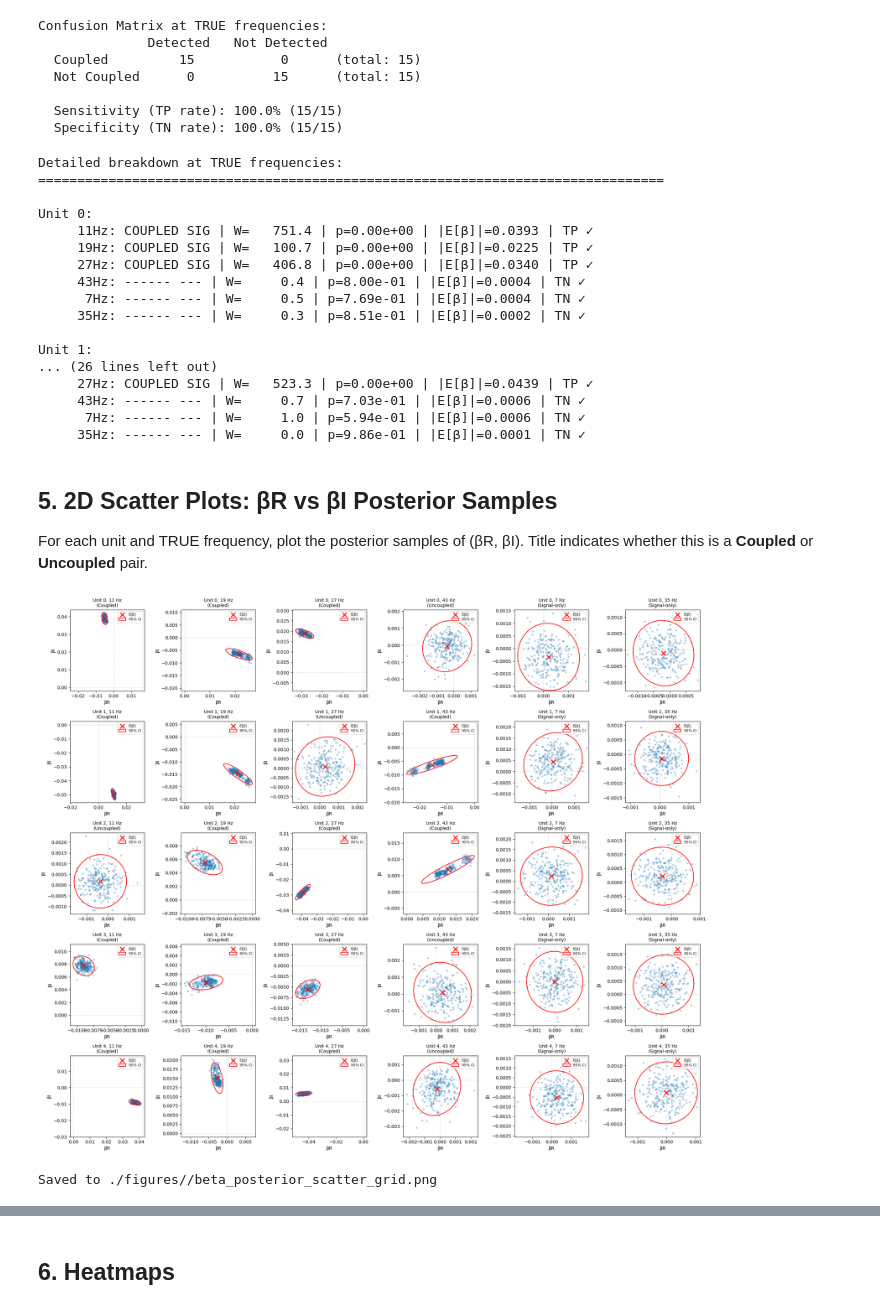
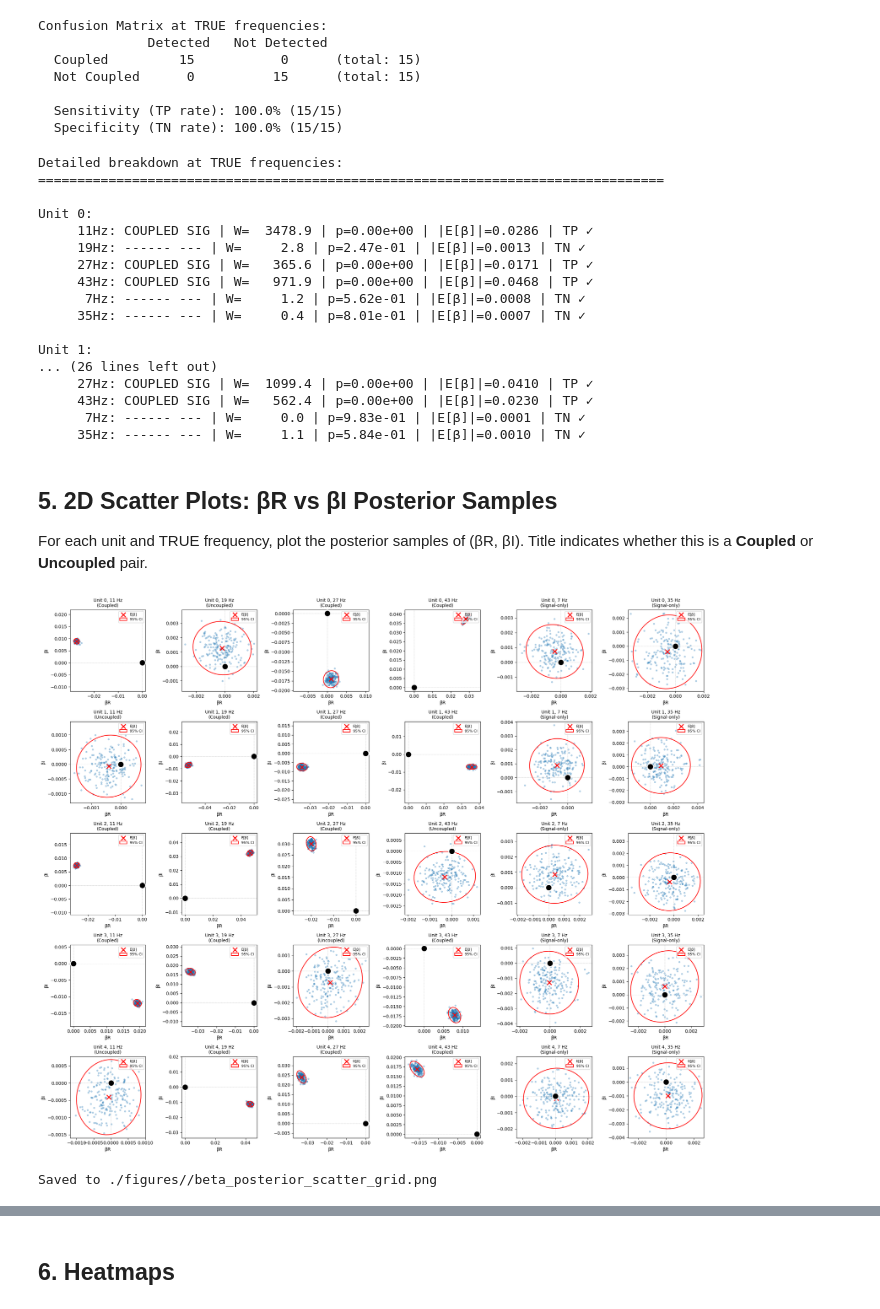
Before and after one commit to bowen-w-zheng/spike_field_joint_inference, a Jupyter notebook: manuscript_prep/03_groundtruth_trialstructure/compare_joint_correct_heatmap_mark_signal_only.ipynb, the cells around one changed output, grey strips where cells are left out. Drawn from its saved outputs; the diff is of its cells as text; code cells hidden in the pictures.

```diff
--- a/manuscript_prep/03_groundtruth_trialstructure/compare_joint_correct_heatmap_mark_signal_only.ipynb
+++ b/manuscript_prep/03_groundtruth_trialstructure/compare_joint_correct_heatmap_mark_signal_only.ipynb
@@ -27,7 +27,7 @@ if project_root not in sys.path:
 # %%
 # Configuration
 DATA_PATH = "./data/sim_with_trials.pkl"
-RESULTS_PATH = "./results/joint_inference.pkl"  # Updated for hierarchical
+RESULTS_PATH = "./results/joint_wald_test.pkl"  # Updated for hierarchical
 OUTPUT_DIR = "./figures/"
 os.makedirs(OUTPUT_DIR, exist_ok=True)
 KEEP_FIRST = 0.3
@@ -314,19 +314,19 @@ Detailed breakdown at TRUE frequencies:
 ================================================================================
 
 Unit 0:
-     11Hz: COUPLED SIG | W=   751.4 | p=0.00e+00 | |E[β]|=0.0393 | TP ✓
-     19Hz: COUPLED SIG | W=   100.7 | p=0.00e+00 | |E[β]|=0.0225 | TP ✓
-     27Hz: COUPLED SIG | W=   406.8 | p=0.00e+00 | |E[β]|=0.0340 | TP ✓
-     43Hz: ------ --- | W=     0.4 | p=8.00e-01 | |E[β]|=0.0004 | TN ✓
-      7Hz: ------ --- | W=     0.5 | p=7.69e-01 | |E[β]|=0.0004 | TN ✓
-     35Hz: ------ --- | W=     0.3 | p=8.51e-01 | |E[β]|=0.0002 | TN ✓
+     11Hz: COUPLED SIG | W=  3478.9 | p=0.00e+00 | |E[β]|=0.0286 | TP ✓
+     19Hz: ------ --- | W=     2.8 | p=2.47e-01 | |E[β]|=0.0013 | TN ✓
+     27Hz: COUPLED SIG | W=   365.6 | p=0.00e+00 | |E[β]|=0.0171 | TP ✓
+     43Hz: COUPLED SIG | W=   971.9 | p=0.00e+00 | |E[β]|=0.0468 | TP ✓
+      7Hz: ------ --- | W=     1.2 | p=5.62e-01 | |E[β]|=0.0008 | TN ✓
+     35Hz: ------ --- | W=     0.4 | p=8.01e-01 | |E[β]|=0.0007 | TN ✓
 
 Unit 1:
 ... (26 lines left out)
-     27Hz: COUPLED SIG | W=   523.3 | p=0.00e+00 | |E[β]|=0.0439 | TP ✓
-     43Hz: ------ --- | W=     0.7 | p=7.03e-01 | |E[β]|=0.0006 | TN ✓
-      7Hz: ------ --- | W=     1.0 | p=5.94e-01 | |E[β]|=0.0006 | TN ✓
-     35Hz: ------ --- | W=     0.0 | p=9.86e-01 | |E[β]|=0.0001 | TN ✓
+     27Hz: COUPLED SIG | W=  1099.4 | p=0.00e+00 | |E[β]|=0.0410 | TP ✓
+     43Hz: COUPLED SIG | W=   562.4 | p=0.00e+00 | |E[β]|=0.0230 | TP ✓
+      7Hz: ------ --- | W=     0.0 | p=9.83e-01 | |E[β]|=0.0001 | TN ✓
+     35Hz: ------ --- | W=     1.1 | p=5.84e-01 | |E[β]|=0.0010 | TN ✓
 # %% [markdown]
 ## 5. 2D Scatter Plots: βR vs βI Posterior Samples
 
@@ -391,31 +391,34 @@ def plot_beta_posterior_scatter(beta_R_samples, beta_I_samples, coupled, freq_hz
 # %%
 # Create grid of scatter plots for all unit-frequency pairs at TRUE frequencies
 fig, axes = plt.subplots(n_units, J_true, figsize=(3.5*J_true, 3.5*n_units))
 
 for s in range(n_units):
     for j, f in enumerate(freqs_true):
         ax = axes[s, j] if n_units > 1 else axes[j]
 
         # Get dense grid index
         j_dense = idx_map[j]
 
         # Get posterior samples
         br = beta_R_post[:, s, j_dense]
         bi = beta_I_post[:, s, j_dense]
 
         # Is this coupled?
         coupled = masks[s, j]
 
         signal_only = (int(f) in freqs_extra_set)
         plot_beta_posterior_scatter(br, bi, coupled, f, s, ax, signal_only=signal_only)
 
+        # Make the origin more salient by plotting a big marker there
+        ax.scatter([0], [0], s=200, c='black', marker='o', edgecolors='white', linewidths=2, zorder=11, label='_Origin')
+
 plt.tight_layout()
 plt.savefig(f'{OUTPUT_DIR}/beta_posterior_scatter_grid.png', dpi=150, bbox_inches='tight')
 plt.show()
 
 print(f"\nSaved to {OUTPUT_DIR}/beta_posterior_scatter_grid.png")
 # %% [output]
-[figure, old version]
+[figure, new version]
 Saved to ./figures//beta_posterior_scatter_grid.png
 # %%
 # Separate plots: Coupled vs Uncoupled
```
Also changed, not shown: parts of 13 cells of this notebook, 23 other files.
